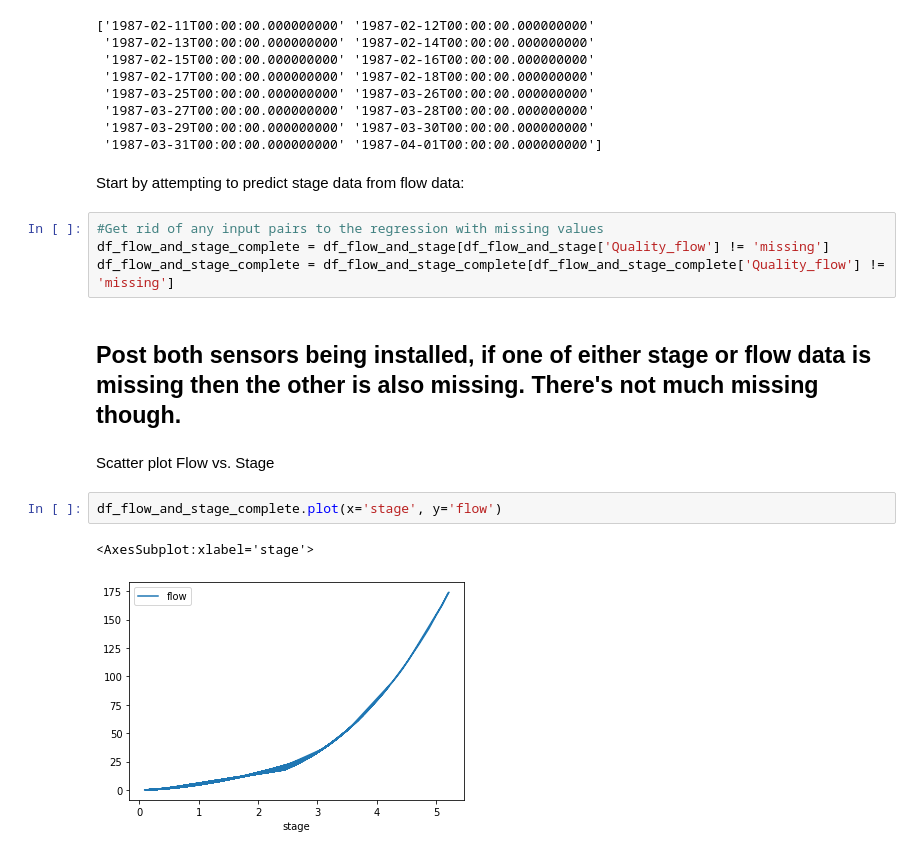
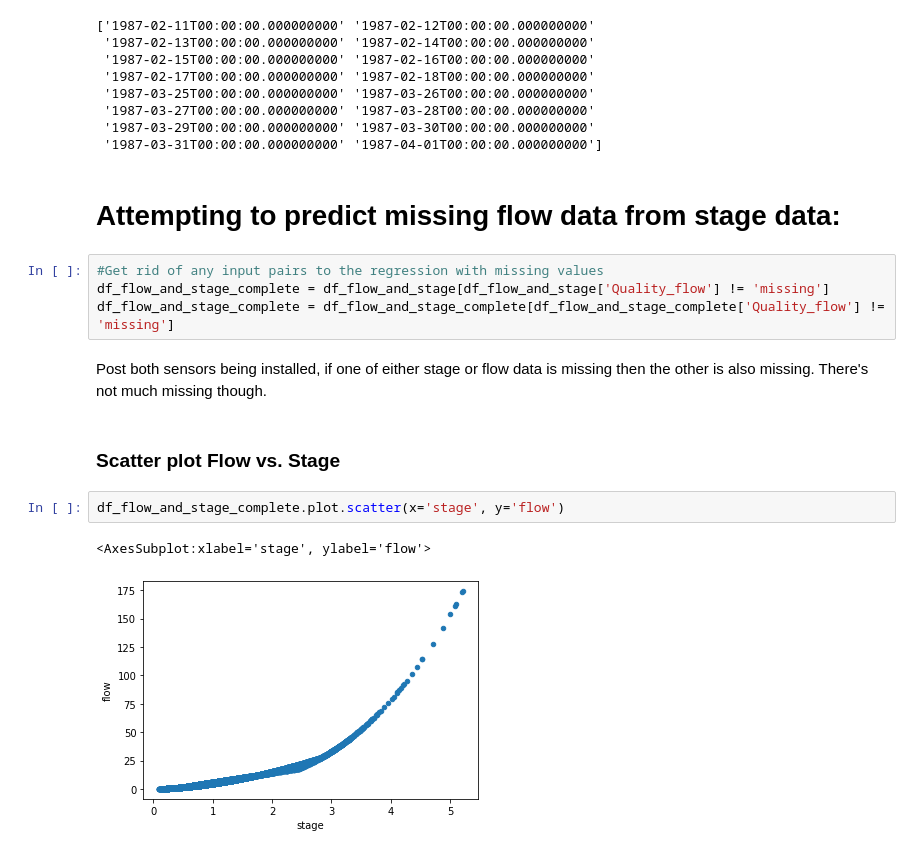
Before and after one commit to ai4er-cdt/flood_risk_shipston, a Jupyter notebook: notebooks/mja/wiski_exploration.ipynb, the cells around one changed output. Saved outputs shown, nothing was run; the diff lists cells and outputs as text.

```diff
--- a/notebooks/mja/wiski_exploration.ipynb
+++ b/notebooks/mja/wiski_exploration.ipynb
@@ -191,18 +191,18 @@ print(df_flow_and_stage['Date'][df_flow_and_stage['Quality_flow']=='missing'].un
  '1987-03-27T00:00:00.000000000' '1987-03-28T00:00:00.000000000'
  '1987-03-29T00:00:00.000000000' '1987-03-30T00:00:00.000000000'
  '1987-03-31T00:00:00.000000000' '1987-04-01T00:00:00.000000000']
-# %% [markdown]
-Start by attempting to predict stage data from flow data:
+# %% [markdown]
+# Attempting to predict missing flow data from stage data:
 # %%
 #Get rid of any input pairs to the regression with missing values
 df_flow_and_stage_complete = df_flow_and_stage[df_flow_and_stage['Quality_flow'] != 'missing']
 df_flow_and_stage_complete = df_flow_and_stage_complete[df_flow_and_stage_complete['Quality_flow'] != 'missing']
 # %% [markdown]
-## Post both sensors being installed, if one of either stage or flow data is missing then the other is also missing. There's not much missing though.
+Post both sensors being installed, if one of either stage or flow data is missing then the other is also missing. There's not much missing though.
 # %% [markdown]
-Scatter plot Flow vs. Stage
+### Scatter plot Flow vs. Stage
 # %%
-df_flow_and_stage_complete.plot(x='stage', y='flow')
+df_flow_and_stage_complete.plot.scatter(x='stage', y='flow')
 # %% [output]
-<AxesSubplot:xlabel='stage'>
+<AxesSubplot:xlabel='stage', ylabel='flow'>
-[figure, old version]
+[figure, new version]
```
Also changed, not shown: parts of 18 cells of this notebook.
